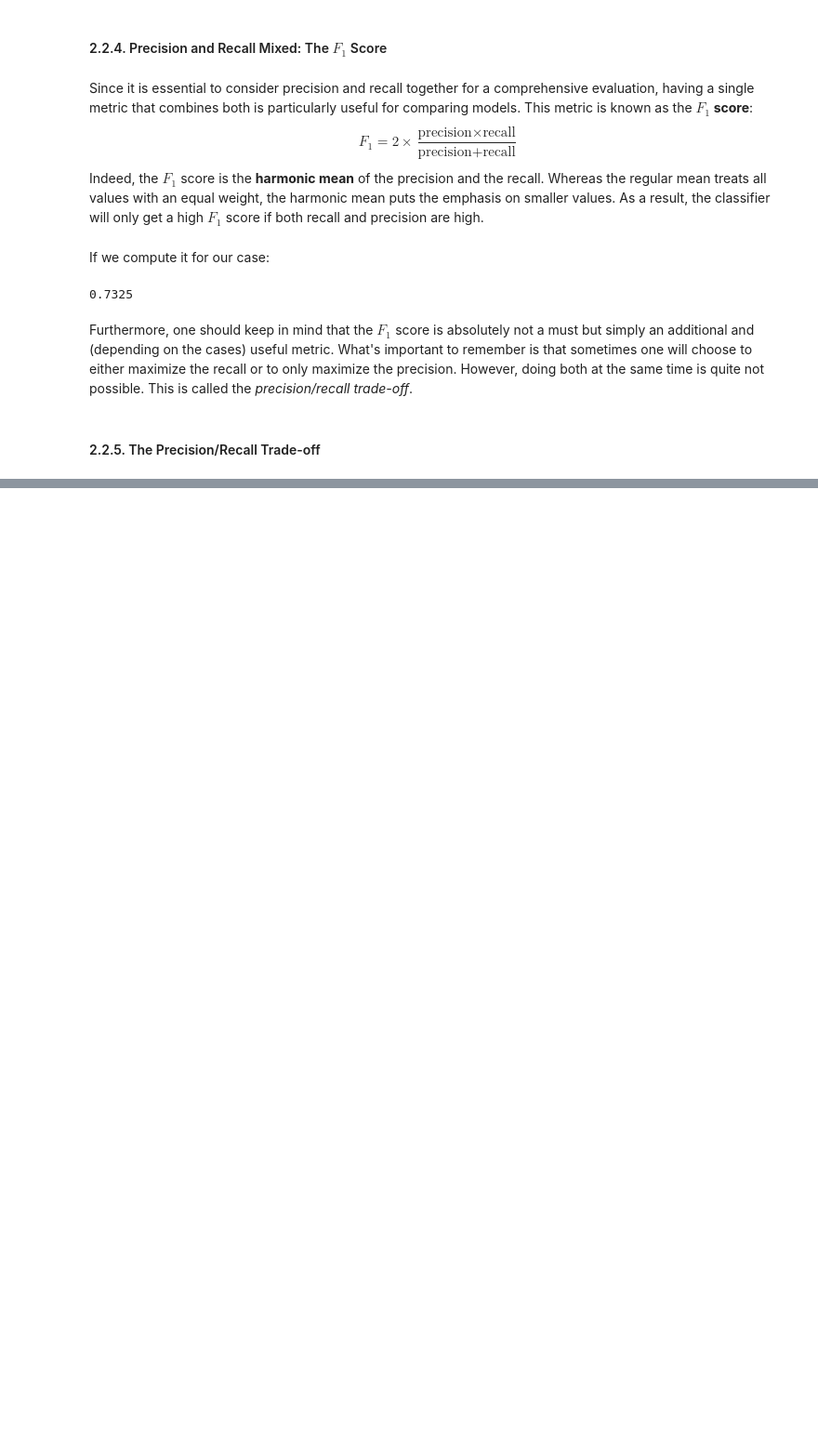
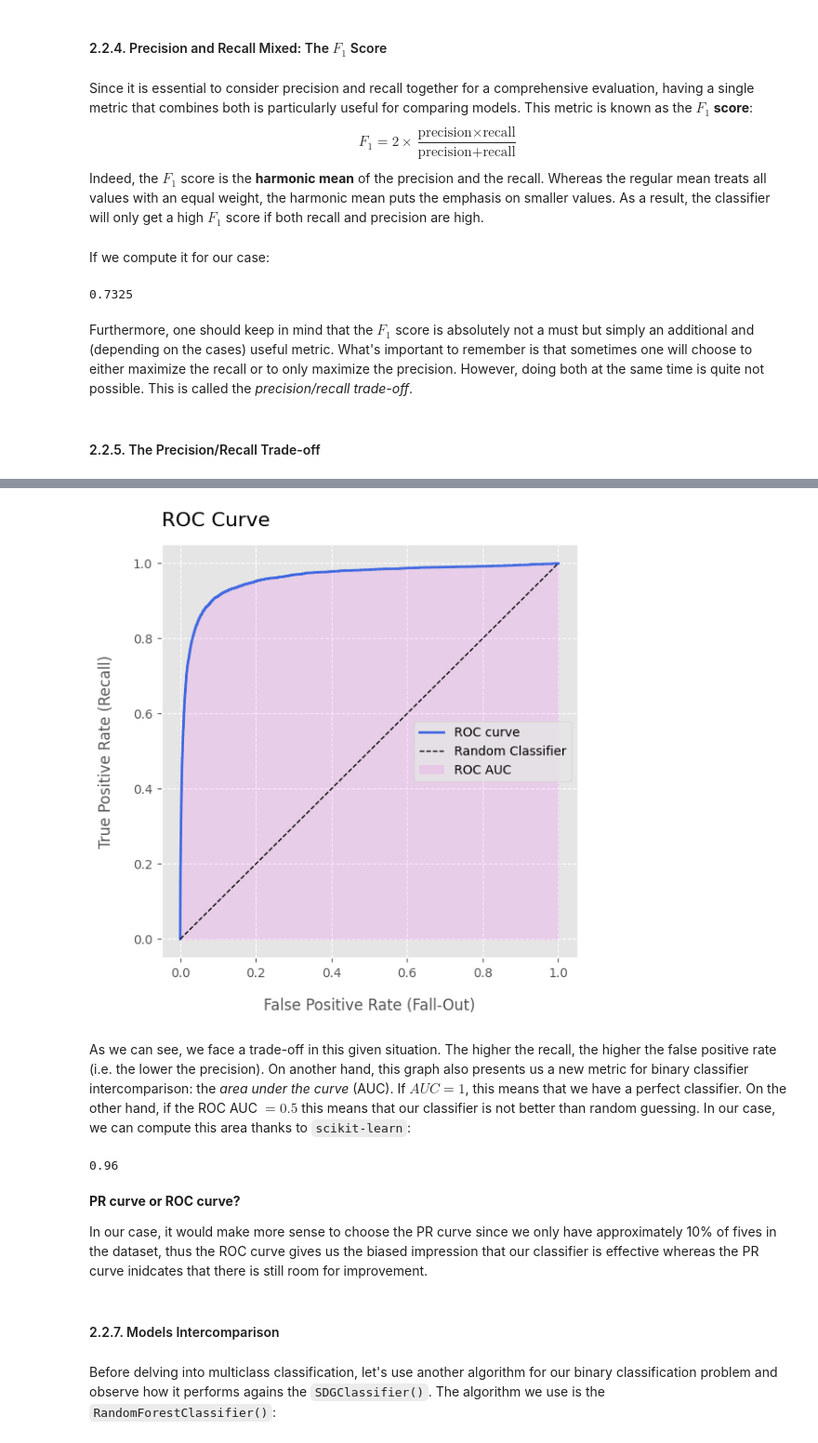
Before and after one commit to YVYX04/ML_First_Steps, a Jupyter notebook: 03_classification.ipynb, the cells around one changed output, grey strips where cells are left out. Shown: that part at 93% size. Drawn from its saved outputs; the diff is of its cells as text; code cells hidden in the pictures; blank space fills up the shorter version.

```diff
--- a/03_classification.ipynb
+++ b/03_classification.ipynb
@@ -361,0 +507,44 @@ test
+# %%
+from sklearn.metrics import roc_curve
+
+fpr, tpr, thresholds = roc_curve(y_train_5, y_scores)
+
+# the plot:
+fig, ax = plt.subplots(figsize = (6, 6))
+
+# the ROC curve
+ax.plot(fpr, tpr, linewidth = 2, color = 'royalblue', label = 'ROC curve')
+
+# the diagonal
+ax.plot([0, 1], [0, 1], '--', color='black', linewidth=1, label='Random Classifier')
+
+# area under the curve
+ax.fill_between(fpr, tpr, color = 'magenta', label = 'ROC AUC', alpha=0.1)
+
+# aestethics
+ax.grid(linestyle='--')
+ax.set_xlabel('False Positive Rate (Fall-Out)', labelpad=15)
+ax.set_ylabel('True Positive Rate (Recall)', labelpad=15)
+ax.set_title('ROC Curve', loc = 'left', fontsize = 16, pad=15)
+ax.legend()
+plt.show()
+# %% [output]
+[figure, added]
+# %% [markdown]
+As we can see, we face a trade-off in this given situation. The higher the recall, the higher the false positive rate (i.e. the lower the precision).
+On another hand, this graph also presents us a new metric for binary classifier intercomparison: the *area under the curve* (AUC). If $AUC = 1$, this means that we have a perfect classifier. On the other hand, if the ROC AUC $= 0.5$ this means that our classifier is not better than random guessing. In our case, we can compute this area thanks to `scikit-learn`:
+# %%
+from sklearn.metrics import roc_auc_score
+
+roc_auc = float(roc_auc_score(y_train_5, y_scores))
+round(roc_auc, 2)
+# %% [output]
+0.96
+# %% [markdown]
+**PR curve or ROC curve?**
+
+In our case, it would make more sense to choose the PR curve since we only have approximately 10% of fives in the dataset, thus the ROC curve gives us the biased impression that our classifier is effective whereas the PR curve inidcates that there is still room for improvement.
+# %% [markdown]
+#### 2.2.7. Models Intercomparison
+# %% [markdown]
+Before delving into multiclass classification, let's use another algorithm for our binary classification problem and observe how it performs agains the `SDGClassifier()`. The algorithm we use is the `RandomForestClassifier()`:
```
Also changed, not shown: parts of 51 cells of this notebook.
